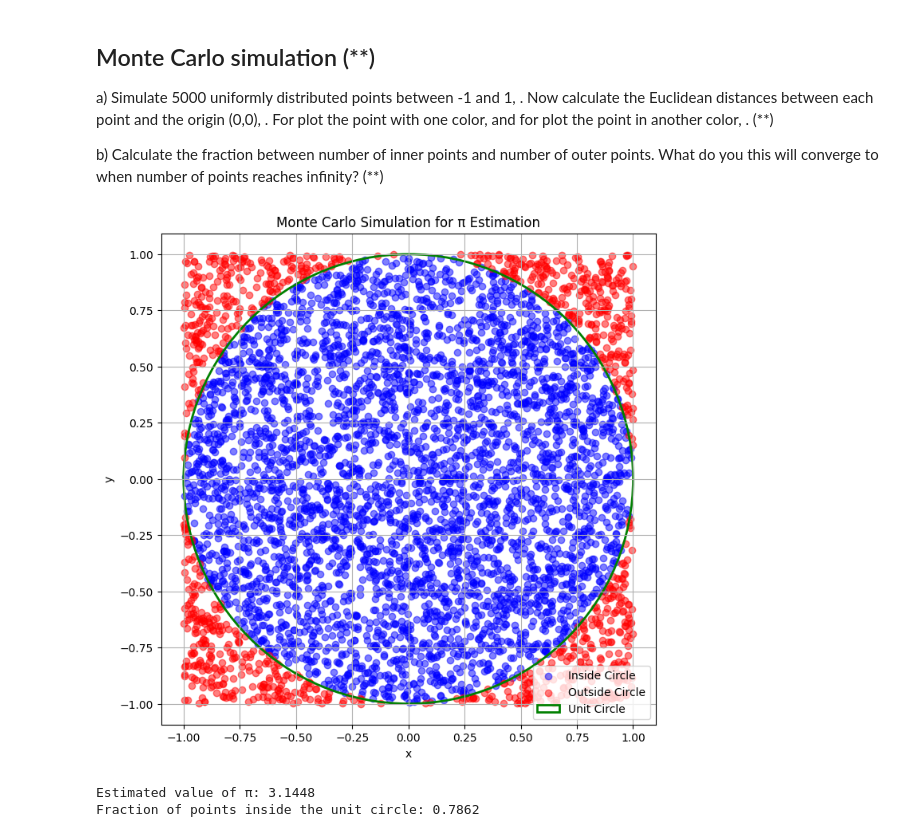
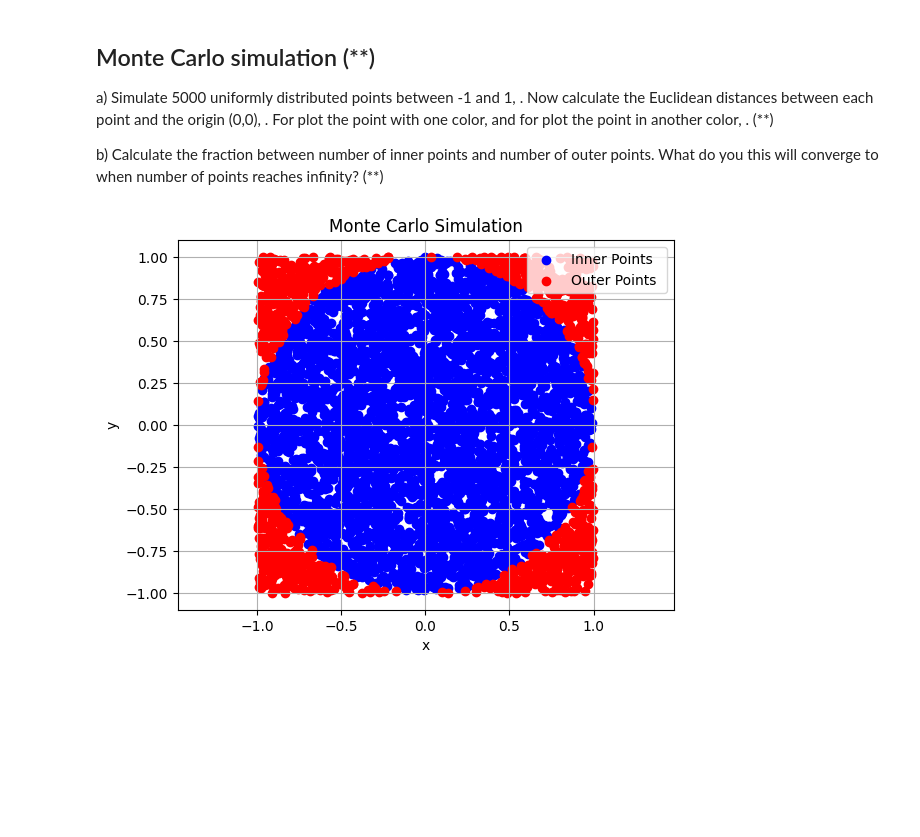
Before and after one commit to Lyceriuss/Python-Henrik-Pedersen-OPA2023, a Jupyter notebook: Exercise/Python/0.04_list.ipynb, the cells around one changed output. Saved outputs shown, nothing was run; the diff lists cells and outputs as text; code cells hidden in the pictures; blank space fills up the shorter version.

```diff
--- a/Exercise/Python/0.04_list.ipynb
+++ b/Exercise/Python/0.04_list.ipynb
@@ -140,14 +140,31 @@ a) Simulate 5000 uniformly distributed points between -1 and 1,
 . (**)
 
 b) Calculate the fraction between number of inner points and number of outer points. What do you this will converge to when number of points reaches infinity? (**)
-# %%
-import numpy as np
-import matplotlib.pyplot as plt
-
-num_points = 5000
-
-x_cords = np.random.uniform(-1, 1, num_points)
-# %% [output]
-[figure, removed]
-Estimated value of π: 3.1448
-Fraction of points inside the unit circle: 0.7862
+# %%
+import numpy as np
+import matplotlib.pyplot as plt
+
+
+points = 5000
+x = np.random.uniform(-1, 1, points)
+y = np.random.uniform(-1, 1, points)
+
+distances = np.sqrt(x**2 + y**2)
+
+
+inner_points = distances < 1
+outer_points = distances >= 1
+
+plt.scatter(x[inner_points], y[inner_points],
+            color="blue", label="Inner Points ")
+plt.scatter(x[outer_points], y[outer_points],
+            color="red", label="Outer Points ")
+plt.xlabel("x")
+plt.ylabel("y")
+plt.title("Monte Carlo Simulation")
+plt.legend()
+plt.grid(True)
+plt.axis("equal")
+plt.show()
+# %% [output]
+[figure, added]
```
